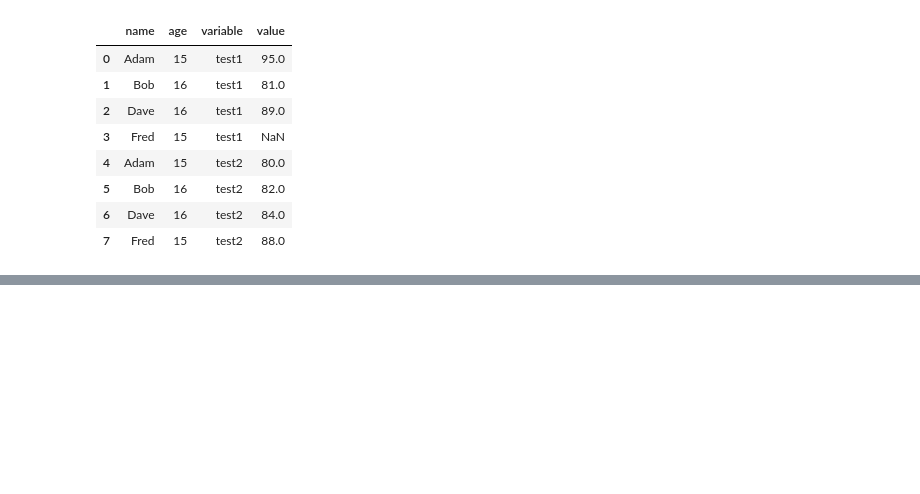
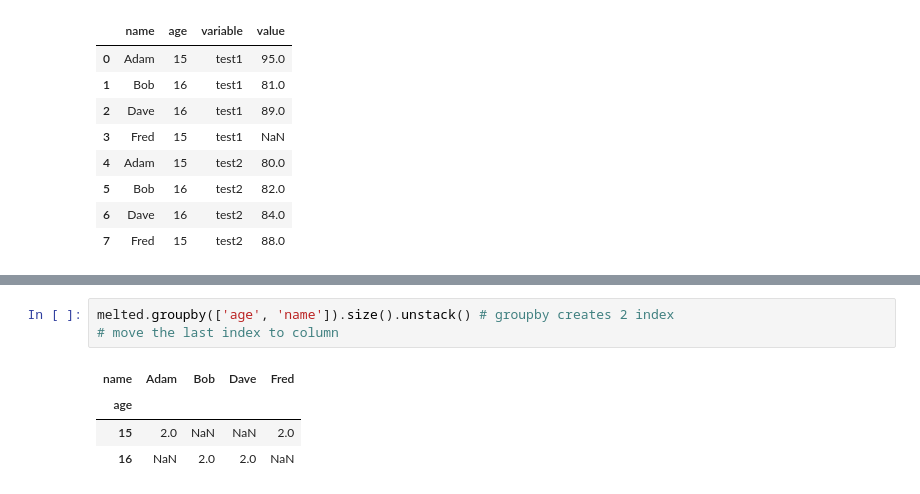
Before and after one commit to jeremyxtmeng/learning-pandas-plotting, a Jupyter notebook: learning_6_pandas_dataframe.ipynb, the cells around one changed output, grey strips where cells are left out. Drawn from its saved outputs; the diff is of its cells as text; blank space fills up the shorter version.

```diff
--- a/learning_6_pandas_dataframe.ipynb
+++ b/learning_6_pandas_dataframe.ipynb
@@ -1915,0 +2032,8 @@ scores.melt(id_vars=['name', 'age'],value_vars=['test1', 'test2'])
+# %%
+melted.groupby(['age', 'name']).size().unstack() # groupby creates 2 index
+# move the last index to column
+# %% [output]
+| name | Adam | Bob | Dave | Fred |
+| age |  |  |  |  |
+| 15 | 2.0 | NaN | NaN | 2.0 |
+| 16 | NaN | 2.0 | 2.0 | NaN |
```
Also changed, not shown: parts of 19 cells of this notebook, 2 other files.
